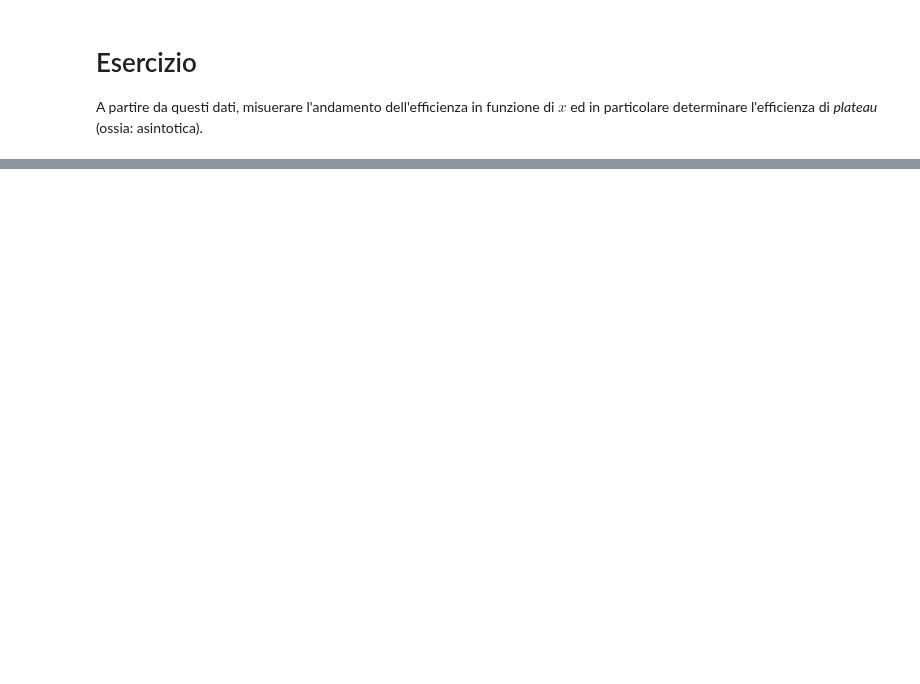
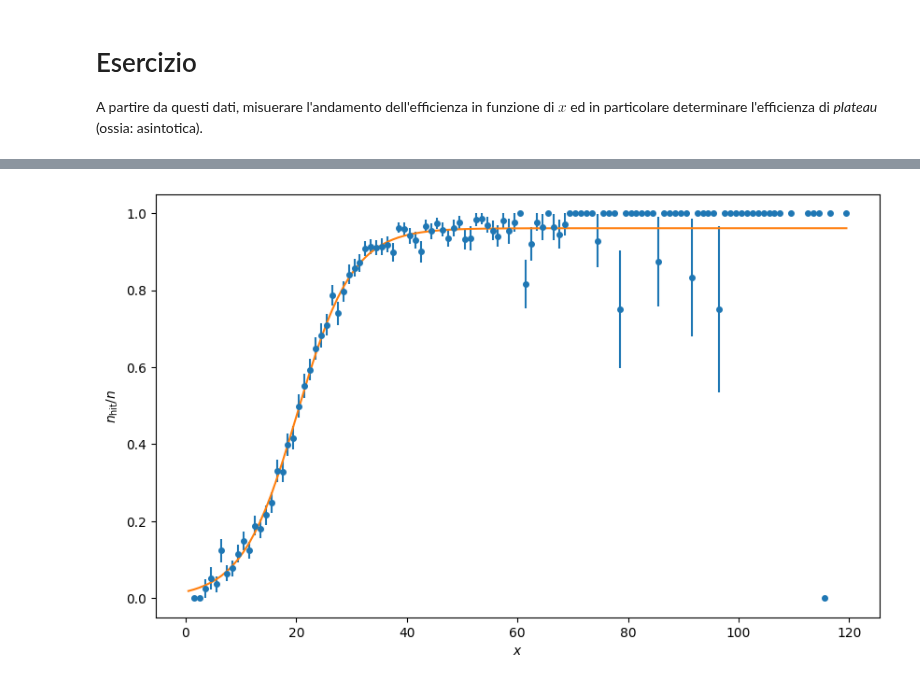
Before and after one commit to lucalista/analisi-dati-2021, a Jupyter notebook: 19.00.00__Misura_di_un_plateau_di_efficienza.ipynb, the cells around one changed output, grey strips where cells are left out. Drawn from its saved outputs; the diff is of its cells as text; code cells hidden in the pictures; blank space fills up the shorter version.

```diff
--- a/19.00.00__Misura_di_un_plateau_di_efficienza.ipynb
+++ b/19.00.00__Misura_di_un_plateau_di_efficienza.ipynb
@@ -80,0 +137,13 @@ plt.show()
+# %%
+from scipy.stats import binom
+def nl_like(par):
+    nl = 0
+    for x, h, n in zip(x_data, n_h, n_x):
+        if n>0:
+            eff = par[0]/(1.0+np.exp(-par[1]*(x-par[2])))
+            nl -= binom.logpmf(h, n, eff)
+    return nl
+nl_like.errordef = Minuit.LIKELIHOOD
+m = Minuit(nl_like, (1, 0.1, 20), name=(r"$\varepsilon$", "$a$", "$x_0$"))
+m.limits=((0,1), (0,100), (0, 100))
+m.migrad()
@@ -80,0 +186,10 @@ plt.show()
+# %%
+y_err = np.sqrt(np.divide(y_data*(1-y_data), n_x, out=np.zeros_like(n_x), where=n_x!=0))
+plt.figure(figsize=(10,6), dpi=100)
+plt.errorbar(x_data[n_x>0], y_data[n_x>0], yerr=y_err[n_x>0], fmt="o", markersize=4)
+plt.plot(x_data, model(x_data, m.values))
+plt.xlabel('$x$')
+plt.ylabel('$n_{\mathrm{hit}}/n$')
+plt.show()
+# %% [output]
+[figure, added]
```
Also changed, not shown: parts of 11 cells of this notebook, 2 other files.
